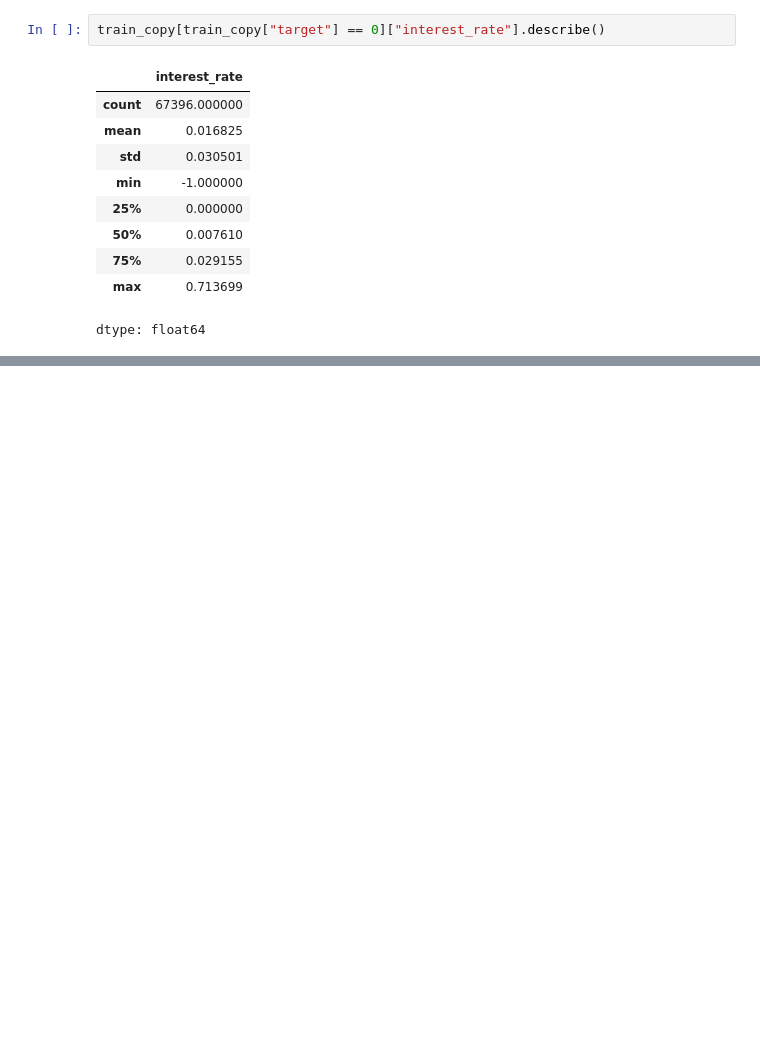
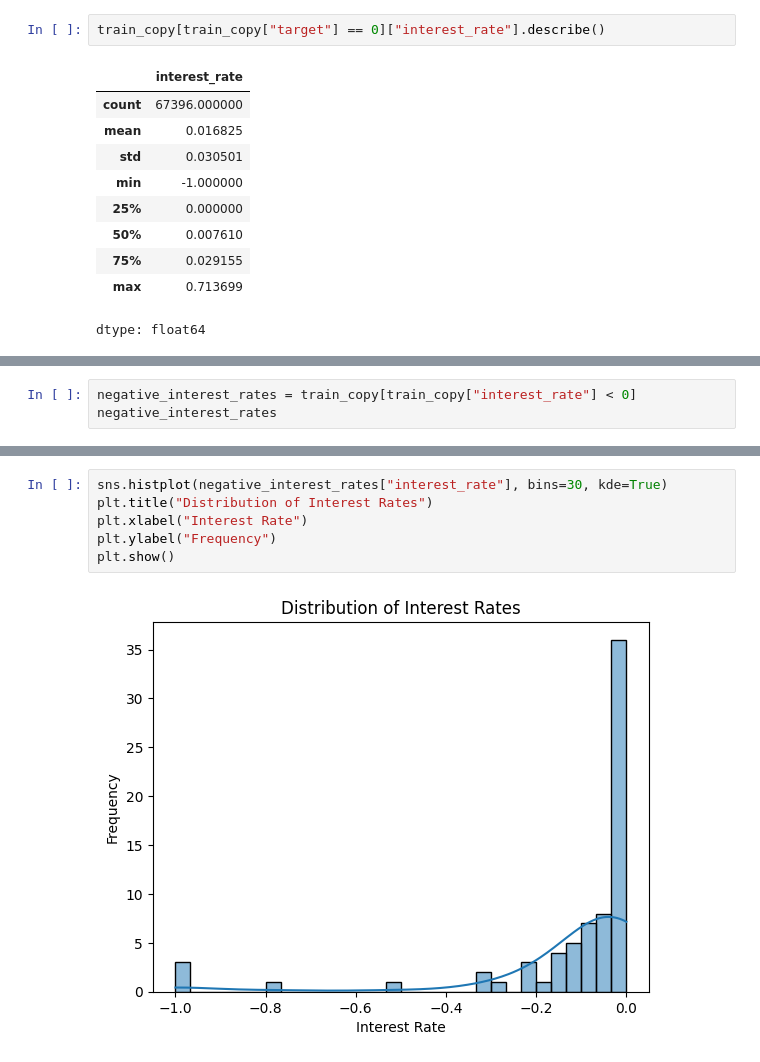
Before and after one commit to segnig/African-Credit-Scoring-Challenge, a Jupyter notebook: eda.ipynb, the cells around one changed output, grey strips where cells are left out. Drawn from its saved outputs; the diff is of its cells as text; blank space fills up the shorter version.

```diff
--- a/eda.ipynb
+++ b/eda.ipynb
@@ -717,0 +770,3 @@ dtype: float64
+# %%
+negative_interest_rates = train_copy[train_copy["interest_rate"] < 0]
+negative_interest_rates
@@ -717,0 +787,8 @@ dtype: float64
+# %%
+sns.histplot(negative_interest_rates["interest_rate"], bins=30, kde=True)
+plt.title("Distribution of Interest Rates")
+plt.xlabel("Interest Rate")
+plt.ylabel("Frequency")
+plt.show()
+# %% [output]
+[figure, added]
```
Also changed, not shown: parts of 20 cells of this notebook.
